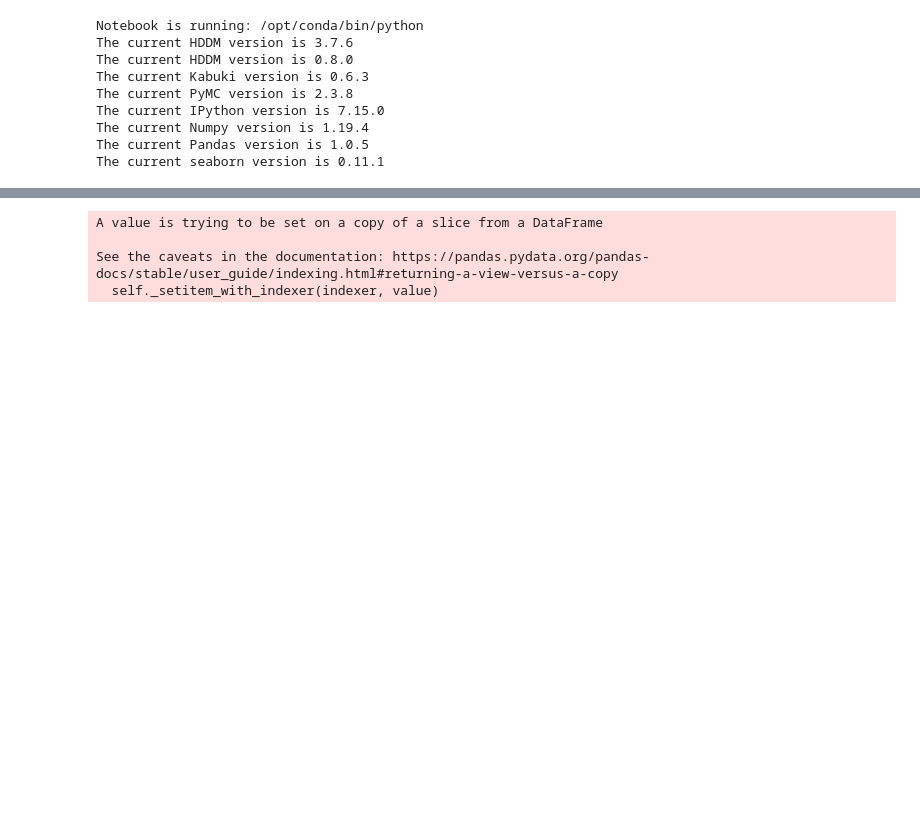
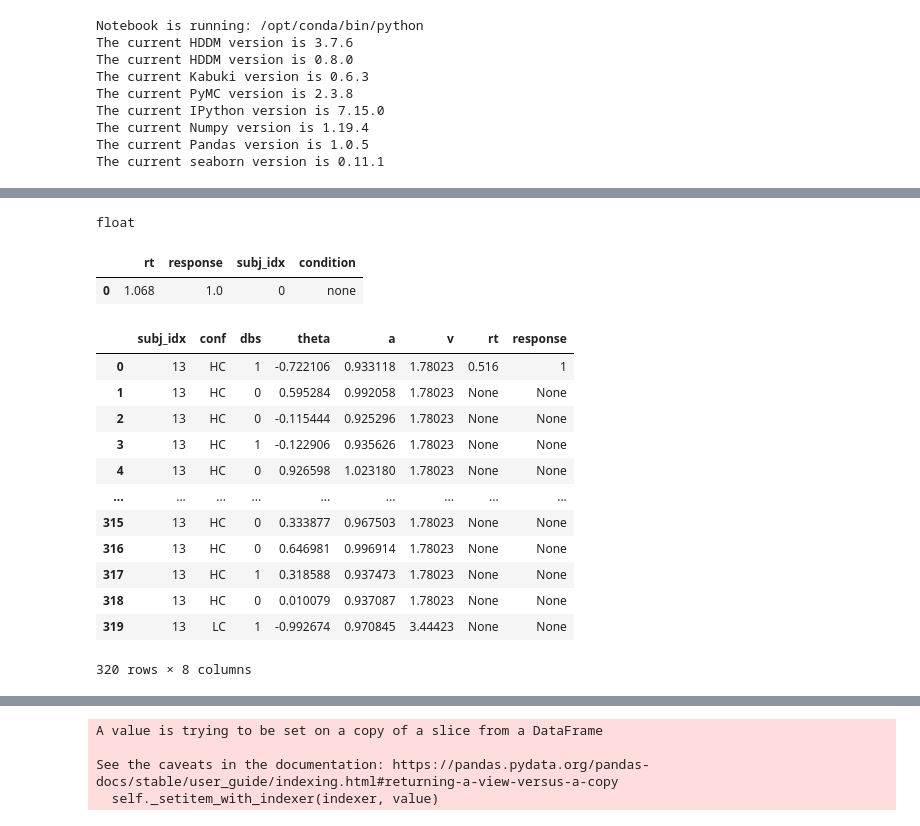
Before and after one commit to hcp4715/dockerHDDM_Guide, a Jupyter notebook: temp/HDDM_Primer_SM_Params_Recov.ipynb, the cells around one changed output, grey strips where cells are left out. Drawn from its saved outputs; the diff is of its cells as text; code cells hidden in the pictures; blank space fills up the shorter version.

Commit message:
start generate data for param recov

```diff
--- a/temp/HDDM_Primer_SM_Params_Recov.ipynb
+++ b/temp/HDDM_Primer_SM_Params_Recov.ipynb
@@ -107,0 +219,6 @@ p_outliers = .05
+# %%
+observed = hddm.load_csv('/opt/conda/lib/python3.7/site-packages/hddm/examples/cavanagh_theta_nn.csv')
+
+result = observed.groupby(['conf','dbs'], as_index=False)['theta'].agg([np.mean, np.std])
+# groupby("a")["b"].agg([np.mean, np.std])
+result
@@ -107,0 +315,43 @@ p_outliers = .05
+# %%
+type(tmp_df['v'].iloc[0])
+# %% [output]
+float
+# %%
+params_tmp = {'v': tmp_df['v'].iloc[0],
+          'a': tmp_df['a'].iloc[0],
+          't': .4,
+          'sv': 0,
+          'z': .5,
+          'sz': 0,
+          'st': 0
+         }
+sim_tmp, _ = hddm.generate.gen_rand_data(params_tmp,
+                                  size=1,
+                                  subjs=1)
+# %%
+rt
+# %% [output]
+|  | rt | response | subj_idx | condition |
+| 0 | 1.068 | 1.0 | 0 | none |
+# %%
+tmp_df['rt'] = None
+tmp_df['response'] = None
+
+tmp_df['rt'].iloc[0] = sim_tmp['rt'].iloc[0].copy()
+tmp_df['response'].iloc[0] = sim_tmp['response'].iloc[0].copy()
+# %%
+tmp_df
+# %% [output]
+|  | subj_idx | conf | dbs | theta | a | v | rt | response |
+| 0 | 13 | HC | 1 | -0.722106 | 0.933118 | 1.78023 | 0.516 | 1 |
+| 1 | 13 | HC | 0 | 0.595284 | 0.992058 | 1.78023 | None | None |
+| 2 | 13 | HC | 0 | -0.115444 | 0.925296 | 1.78023 | None | None |
+| 3 | 13 | HC | 1 | -0.122906 | 0.935626 | 1.78023 | None | None |
+| 4 | 13 | HC | 0 | 0.926598 | 1.023180 | 1.78023 | None | None |
+| ... | ... | ... | ... | ... | ... | ... | ... | ... |
+| 315 | 13 | HC | 0 | 0.333877 | 0.967503 | 1.78023 | None | None |
+| 316 | 13 | HC | 0 | 0.646981 | 0.996914 | 1.78023 | None | None |
+| 317 | 13 | HC | 1 | 0.318588 | 0.937473 | 1.78023 | None | None |
+| 318 | 13 | HC | 0 | 0.010079 | 0.937087 | 1.78023 | None | None |
+| 319 | 13 | LC | 1 | -0.992674 | 0.970845 | 3.44423 | None | None |
+320 rows × 8 columns
```
Also changed, not shown: parts of 21 cells of this notebook.
